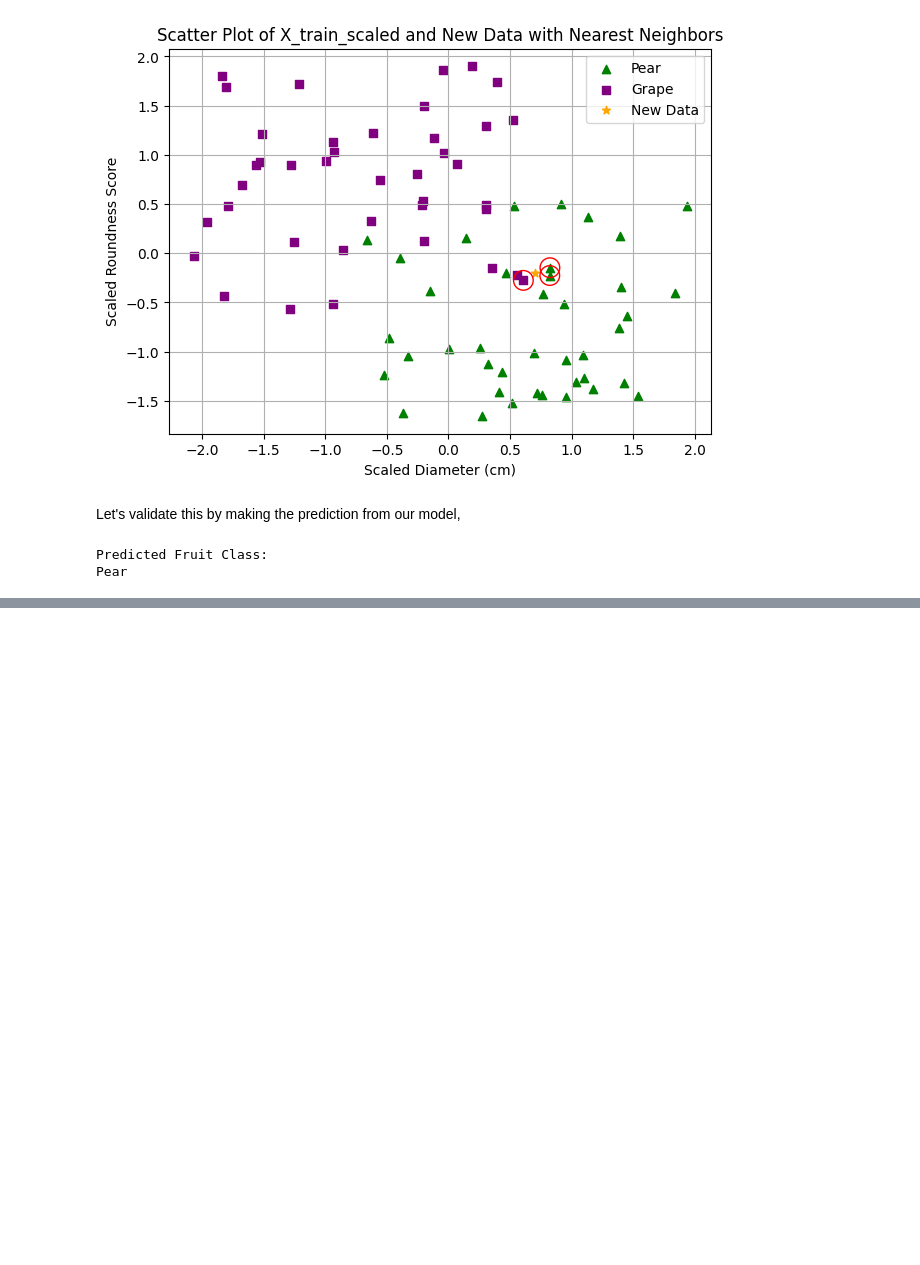
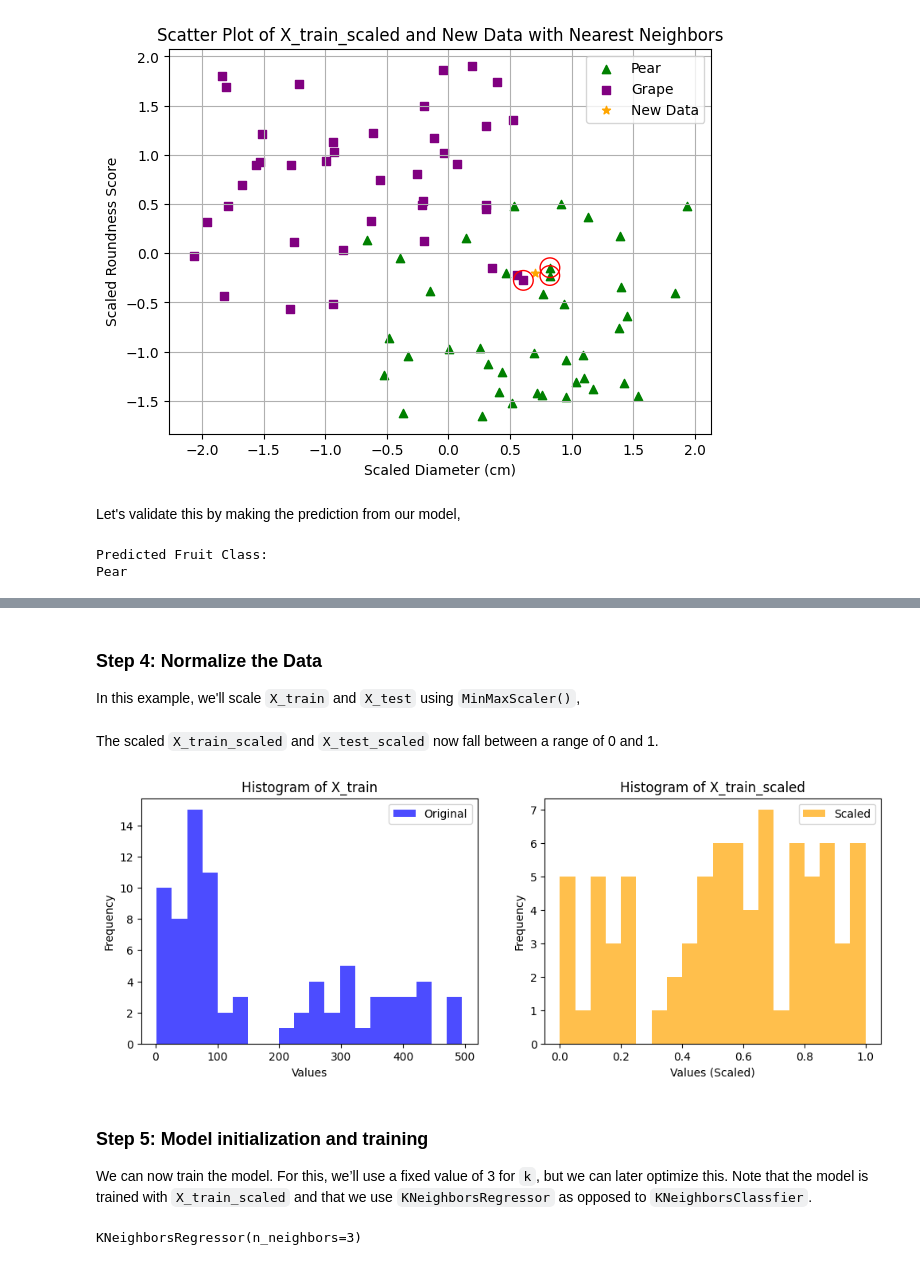
Before and after one commit to themarisolhernandez/ds-review-lessons, a Jupyter notebook: 11-k-nearest-neighbors.ipynb, the cells around one changed output, grey strips where cells are left out. Drawn from its saved outputs; the diff is of its cells as text; code cells hidden in the pictures; blank space fills up the shorter version.

```diff
--- a/11-k-nearest-neighbors.ipynb
+++ b/11-k-nearest-neighbors.ipynb
@@ -697,0 +753,13 @@ Pear
+# %%
+# Split the data into features (X) and target (y)
+X = df.drop('Customer Lifetime Value', axis=1)
+y = df['Customer Lifetime Value']
+
+# Split the data into training and test sets
+X_train, X_test, y_train, y_test = train_test_split(X, y, test_size=0.2, random_state=42)
+
+# Display the shapes of the splits
+print("X_train shape:", X_train.shape)
+print("y_train shape:", y_train.shape)
+print("X_test shape:", X_test.shape)
+print("y_test shape:", y_test.shape)
@@ -697,0 +781,42 @@ Pear
+# %% [markdown]
+### Step 4: Normalize the Data
+In this example, we'll scale `X_train` and `X_test` using `MinMaxScaler()`,
+# %%
+# Initialize MinMaxScaler
+scaler = MinMaxScaler()
+
+# Fit and transform the training data
+X_train_scaled = scaler.fit_transform(X_train)
+
+# Transform the test data
+X_test_scaled = scaler.transform(X_test)
+# %% [markdown]
+The scaled `X_train_scaled` and `X_test_scaled` now fall between a range of 0 and 1.
+# %%
+# Plot histograms of X_train and X_train_scaled
+plt.figure(figsize=(12, 4))
+
+plt.subplot(1, 2, 1)
+plt.hist(X_train.values.flatten(), bins=20, alpha=0.7, color='blue', label='Original')
+plt.title('Histogram of X_train')
+plt.xlabel('Values')
+plt.ylabel('Frequency')
+plt.legend()
+
+plt.subplot(1, 2, 2)
+plt.hist(X_train_scaled.flatten(), bins=20, alpha=0.7, color='orange', label='Scaled')
+plt.title('Histogram of X_train_scaled')
+plt.xlabel('Values (Scaled)')
+plt.ylabel('Frequency')
+plt.legend()
+plt.show()
+# %% [output]
+[figure, added]
+# %% [markdown]
+### Step 5: Model initialization and training
+We can now train the model. For this, we’ll use a fixed value of 3 for `k`, but we can later optimize this. Note that the model is trained with `X_train_scaled` and that we use `KNeighborsRegressor` as opposed to `KNeighborsClassfier`.
+# %%
+model = KNeighborsRegressor(n_neighbors=3)
+model.fit(X_train_scaled, y_train)
+# %% [output]
+KNeighborsRegressor(n_neighbors=3)
```
Also changed, not shown: parts of 25 cells of this notebook.
